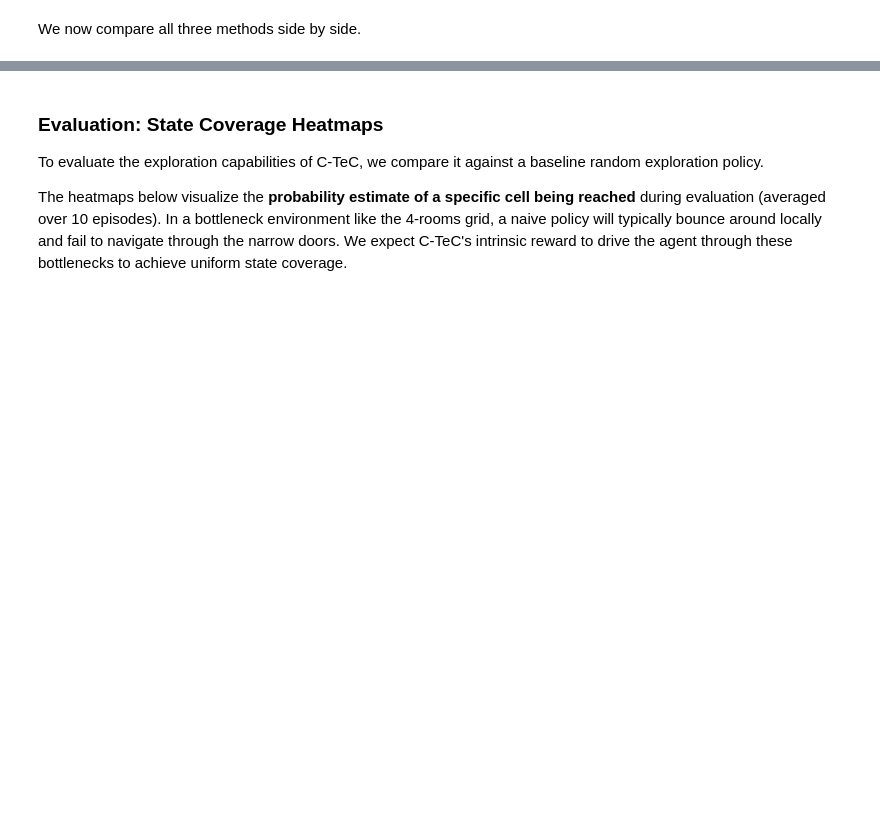
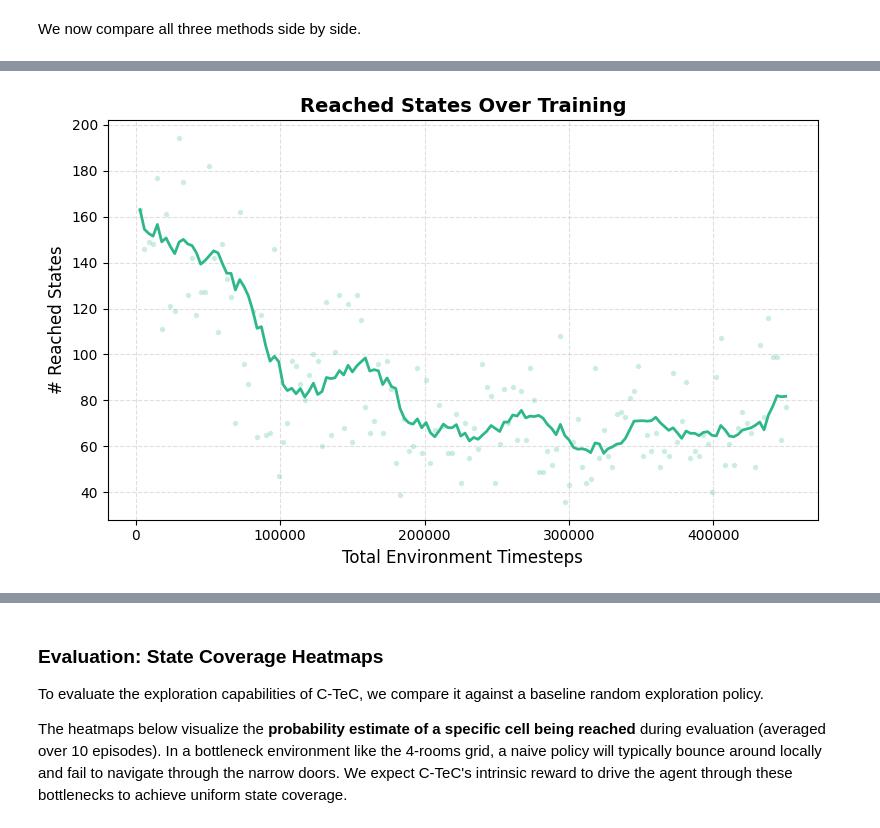
Before and after one commit to LSNoor/C-TeC, a Jupyter notebook: demo.ipynb, the cells around one changed output, grey strips where cells are left out. Saved outputs shown, nothing was run; the diff lists cells and outputs as text; code cells hidden in the pictures; blank space fills up the shorter version.

```diff
--- a/demo.ipynb
+++ b/demo.ipynb
@@ -209,3 +206,10 @@ The comparison plot shows RND's coverage curve converging toward the random base
 RND's intrinsic reward is the prediction error $\| f(s) - \hat{f}(s) \|^2$ between a fixed random target $f$ and a trained predictor $\hat{f}$. As training progresses, the predictor fits all previously visited states, driving the reward toward zero across the grid. In a finite environment like 4-rooms, this eventually flattens the reward landscape entirely — leaving the policy with no signal to prefer unexplored regions over familiar ones.
 
 This is consistent with the C-TeC paper's observation (Section 6.2) that prediction-error methods "will eventually tend to zero reward as the state distribution is covered." C-TeC's temporal contrastive reward does not share this property — the negated similarity $\|\phi(s_t, a_t) - \psi(s_f)\|$ maintains non-trivial values even after full coverage, which may explain the persistent advantage visible in the plot.
+# %%
+RND_LONG_TRAINING_CONFIG_PATH = "demo/rnd_long_training_config.yaml"
+RND_LONG_TRAINING_CONFIG = get_config(RND_LONG_TRAINING_CONFIG_PATH)
+
+rnd_long_training_policy = get_policy(state_dim=STATE_DIM, action_dim=ACTION_DIM, method="rnd", CONFIG=RND_LONG_TRAINING_CONFIG, device=device)
+
+rnd_long_training_logger, rnd_long_training_stats = run_training(method="rnd", env=env, seed=seed, policy=rnd_policy, num_episodes=RND_LONG_TRAINING_CONFIG.env.num_episodes, save=False, log_interval=10)
@@ -211,0 +234,4 @@ This is consistent with the C-TeC paper's observation (Section 6.2) that predict
+# %%
+plot_reached_states(train_logger=rnd_long_training_logger, save_path=None)
+# %% [output]
+[figure, added]
```
Also changed, not shown: parts of 15 cells of this notebook, 4 other files.
